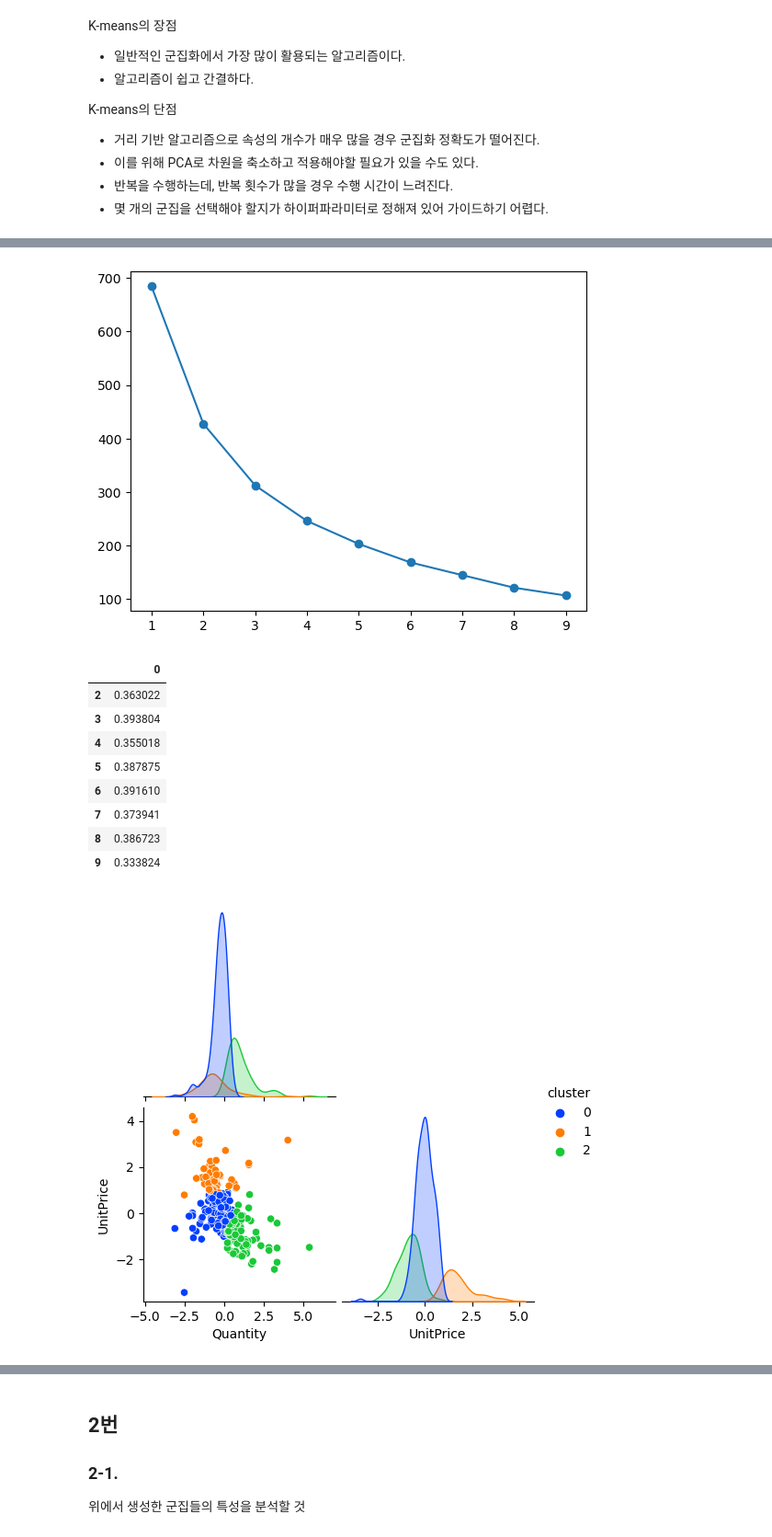
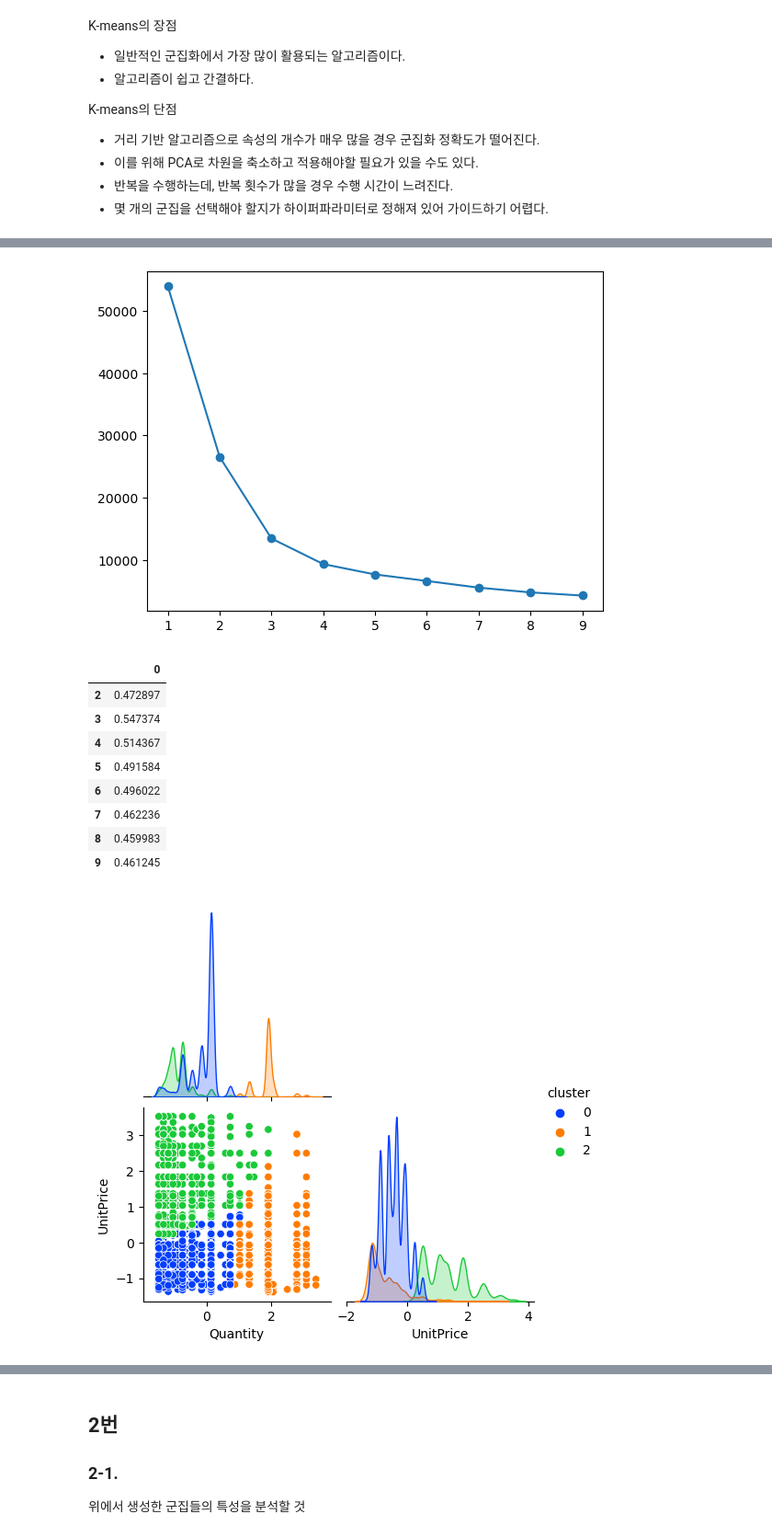
Before and after one commit to Junoflows/ADP, a Jupyter notebook: 문제/ADP_26회_기출.ipynb, the cells around one changed output, grey strips where cells are left out. Shown at 92% size. Drawn from its saved outputs; the diff is of its cells as text; code cells hidden in the pictures.

```diff
--- a/문제/ADP_26회_기출.ipynb
+++ b/문제/ADP_26회_기출.ipynb
@@ -27,3 +40,5 @@ df.head()
+# %%
+df = df.dropna()
 # %% [markdown]
 ### 1-2.
 이상치 제거하는 방법을 설명하고, 이상치 제거하고 난 결과를 통계적으로 나타낼 것
@@ -124,0 +155,3 @@ Drop outlier : (31343, 8)
+# %%
+df_noout = df_noout[df_noout['Quantity'] > 0]
+df_noout = df_noout[df_noout['UnitPrice'] > 0]
@@ -171,15 +181,14 @@ df_noout[['Quantity', 'UnitPrice', 'CustomerID']].groupby('CustomerID').mean()
+# %%
+df_noout1 = df_noout[['Quantity', 'UnitPrice']]
 # %%
 import warnings
 warnings.filterwarnings(action='ignore')
 # %%
-# CustomerID 마다 Quantity와 Unitprice 의 평균을 가지고 군집분석을 수행하자.
-df_user = df_noout[['Quantity', 'UnitPrice', 'CustomerID']].groupby('CustomerID').mean()
-
 # 군집분석 전 표준화작업 수행하자.
 from sklearn.preprocessing import StandardScaler
 
 scaler = StandardScaler()
-df_user_scaled = pd.DataFrame(scaler.fit_transform(df_user), columns = df_user.columns)
-df_user_scaled
+df_scaled = pd.DataFrame(scaler.fit_transform(df_noout1), columns = df_noout1.columns)
+df_scaled
 # %% [output]
 |  | Quantity | UnitPrice |
@@ -198,12 +207,13 @@ df_user_scaled
 # %%
-from sklearn.cluster import KMeans, DBSCAN
+# KMeans 군집분석
+from sklearn.cluster import KMeans
 from sklearn.metrics import silhouette_score
 I = [] # 오차제곱합
 sil_kmean = []
 for k in range(1,10):
-    kmeans = KMeans(n_clusters=k).fit(df_user_scaled)
+    kmeans = KMeans(n_clusters=k).fit(df_scaled)
     if k > 1:
-        sil_kmean.append(silhouette_score(df_user_scaled, kmeans.labels_))
+        sil_kmean.append(silhouette_score(df_scaled, kmeans.labels_))
     I.append(kmeans.inertia_)
 
 plt.plot(list(range(1, 10)), I, marker = 'o')
@@ -212,30 +222,29 @@ plt.show()
 sil = pd.DataFrame(sil_kmean, index = list(range(2,10)))
 sil
 # %% [output]
-[figure, old version]
+[figure, new version]
 |  | 0 |
-| 2 | 0.363022 |
-| 3 | 0.393804 |
-| 4 | 0.355018 |
-| 5 | 0.387875 |
-| 6 | 0.391610 |
-| 7 | 0.373941 |
-| 8 | 0.386723 |
-| 9 | 0.333824 |
+| 2 | 0.472897 |
+| 3 | 0.547374 |
+| 4 | 0.514367 |
+| 5 | 0.491584 |
+| 6 | 0.496022 |
+| 7 | 0.462236 |
+| 8 | 0.459983 |
+| 9 | 0.461245 |
 # %%
 # Elbow 방법과 실루엣 계수 모두 3개 군집이 적당하다고 판단된다.
-kmeans = KMeans(n_clusters=3).fit(df_user_scaled)
-df_user_scaled_k = df_user_scaled.copy()
-df_user_scaled_k['cluster'] = kmeans.labels_
+kmeans = KMeans(n_clusters=3).fit(df_scaled)
+df_scaled['cluster'] = kmeans.labels_
 
 # 군집
 import seaborn as sns
-sns.pairplot(df_user_scaled_k,
+sns.pairplot(df_scaled,
              diag_kind = 'kde',
              hue = 'cluster',
              palette = 'bright',
              corner = True)
 
 plt.show()
 # %% [output]
-[figure, old version]
+[figure, new version]
```
Also changed, not shown: parts of 31 cells of this notebook, 1 other file.
